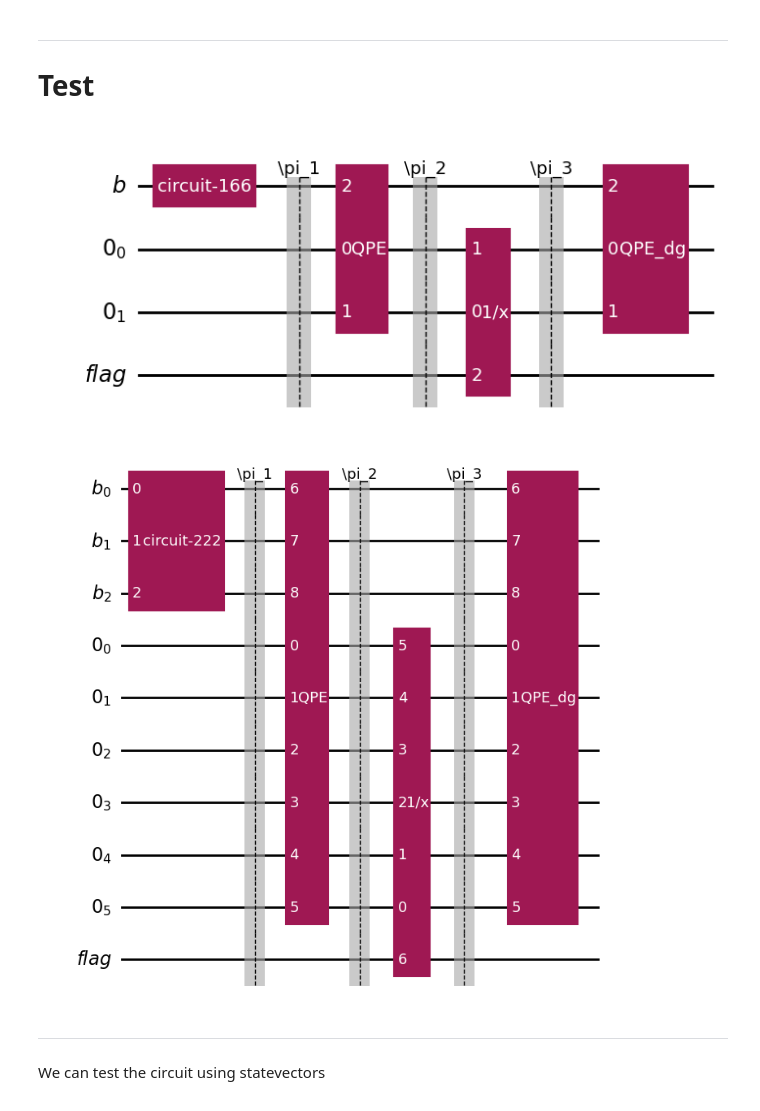
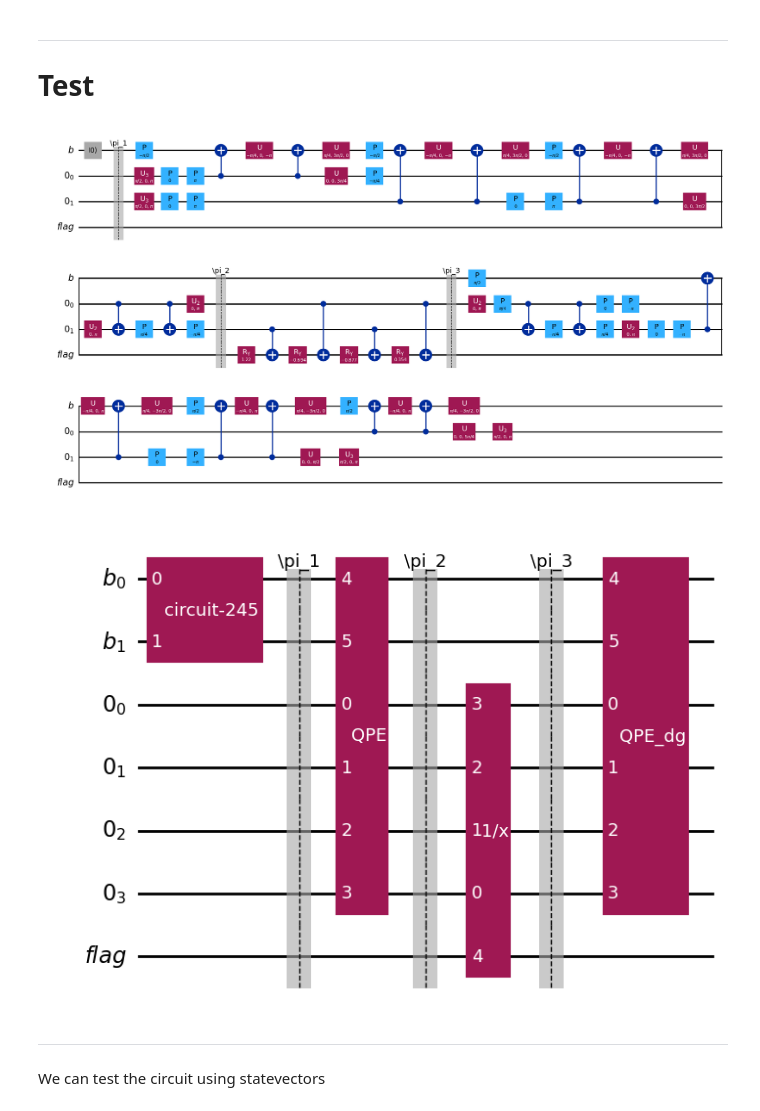
Before and after one commit to Nicofero/CITMAGA, a Jupyter notebook: Pruebas_Qiskit.ipynb, the cells around one changed output. Saved outputs shown, nothing was run; the diff lists cells and outputs as text; code cells hidden in the pictures.

```diff
--- a/Pruebas_Qiskit.ipynb
+++ b/Pruebas_Qiskit.ipynb
@@ -359,18 +359,22 @@ def solution(qc: QuantumCircuit) -> np.ndarray:
 # %%
 vector = np.array([1,0])
 matrix = tridiag_matrix(1,-1/3,2)
 
 hhl,scaling = build_circuit(matrix,vector,10e-2,flag=True)
-hhl.draw('mpl')
+# print(hhl.draw('mpl'))
+
+hhl_d = hhl.decompose(reps=4)
+
+hhl_d.draw('mpl')
 # %% [output]
-[figure, old version]
+[figure, new version]
 # %%
-vector = np.array([1]*8)
-matrix = tridiag_matrix(2,-1,8)
+vector = np.array([1]*4)
+matrix = tridiag_matrix(2,-1,4)
 hhl,_ = build_circuit(matrix,vector,flag=True)
-hhl.draw('mpl')
+hhl.decompose(reps=0).draw('mpl')
 # %% [output]
-[figure, old version]
+[figure, new version]
 # %% [markdown]
 -----
 We can test the circuit using statevectors
```
Also changed, not shown: parts of 18 cells of this notebook.
